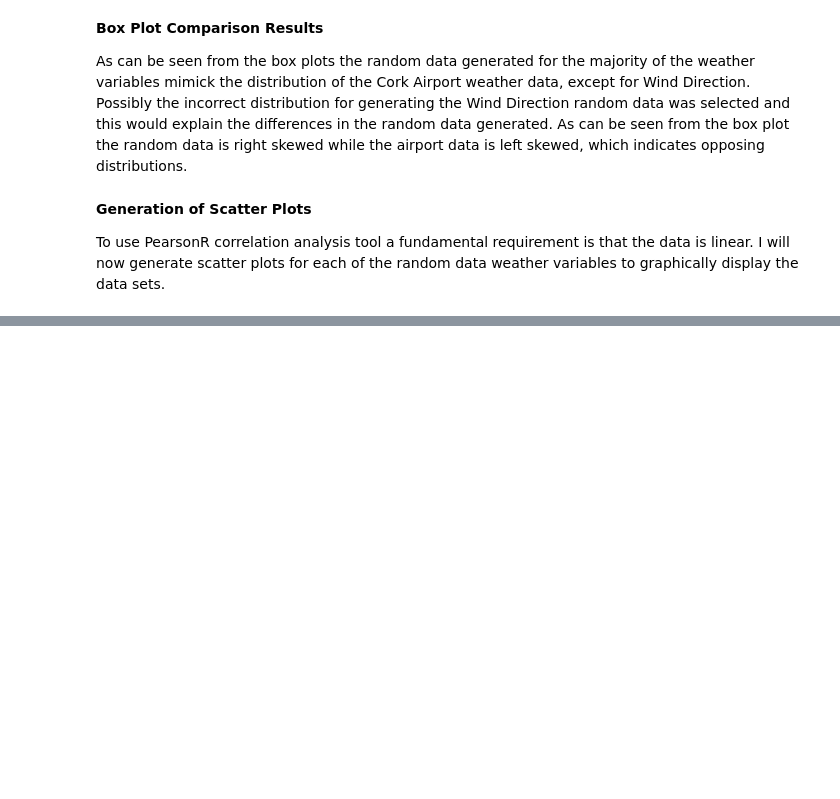
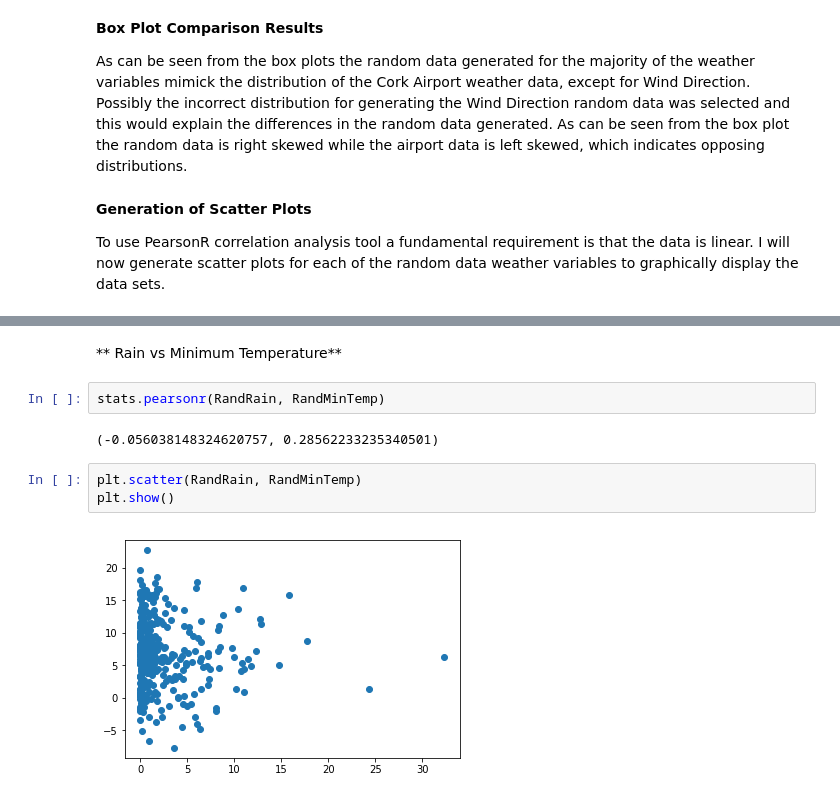
Before and after one commit to shanecanny1/Program-for-Data-Analysis-Project, a Jupyter notebook: Programming for Data Analysis Project.ipynb, the cells around one changed output, grey strips where cells are left out. Drawn from its saved outputs; the diff is of its cells as text; blank space fills up the shorter version.

```diff
--- a/Programming for Data Analysis Project.ipynb
+++ b/Programming for Data Analysis Project.ipynb
@@ -460,0 +525,11 @@ plt.show()
+# %% [markdown]
+** Rain vs Minimum Temperature**
+# %%
+stats.pearsonr(RandRain, RandMinTemp)
+# %% [output]
+(-0.056038148324620757, 0.28562233235340501)
+# %%
+plt.scatter(RandRain, RandMinTemp)
+plt.show()
+# %% [output]
+[figure, added]
```
Also changed, not shown: parts of 29 cells of this notebook.
